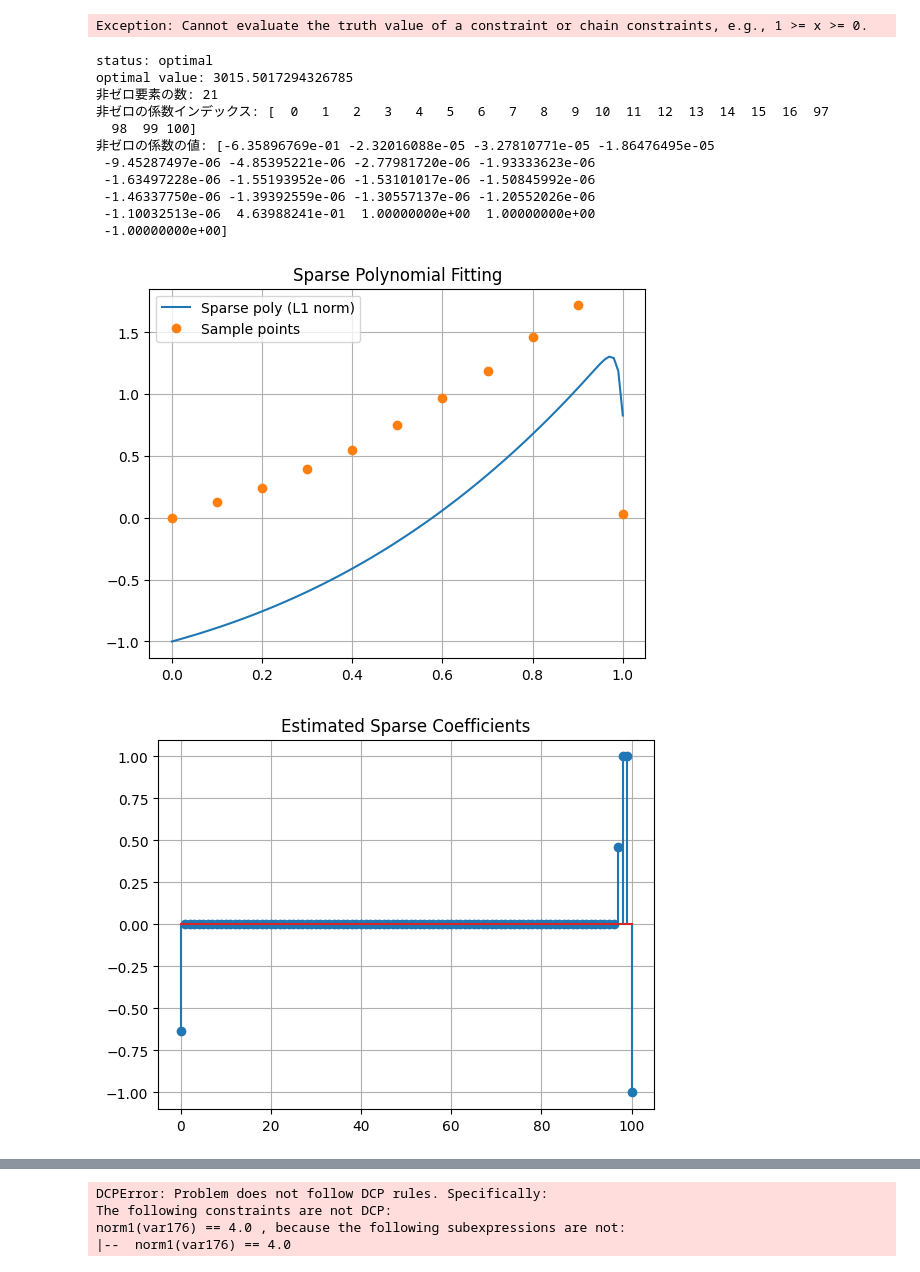
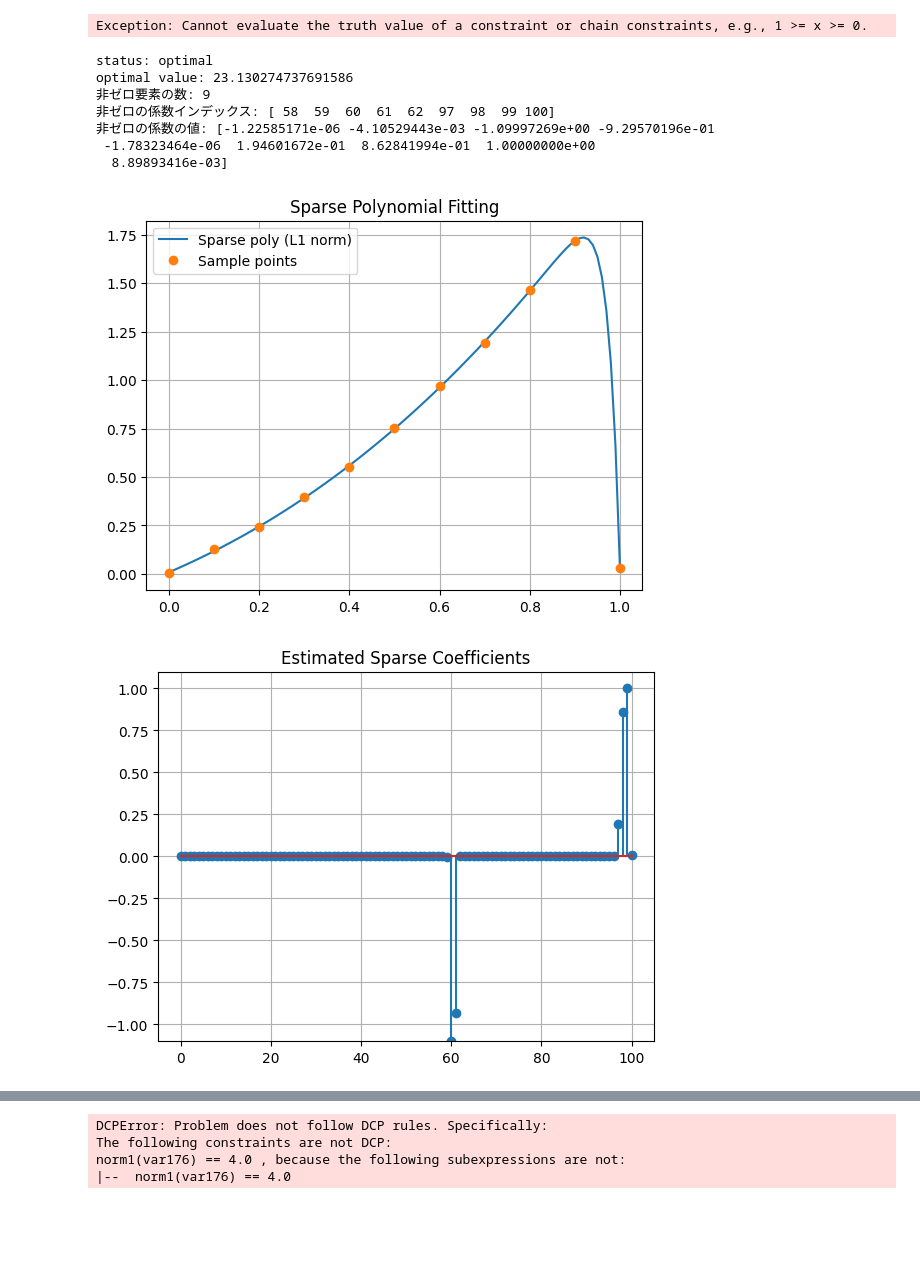
Before and after one commit to So8128/sparse, a Jupyter notebook: report_4.ipynb, the cells around one changed output, grey strips where cells are left out. Saved outputs shown, nothing was run; the diff lists cells and outputs as text; code cells hidden in the pictures; blank space fills up the shorter version.

```diff
--- a/report_4.ipynb
+++ b/report_4.ipynb
@@ -113,11 +113,11 @@ x = cp.Variable(n)
 cost = cp.norm1(x) + 1e3 * cp.norm2(Phi_e @ x - y)
 constraints = [
     #Phi_e @ x == y,
-    x <= 1.0,
-    x >= -1.0,
+    x <= 1.1,
+    x >= -1.1,
 
     cp.norm1(x) <= 4.1,
-    x[n-1] == -1  # x^100の係数は非ゼロ
+    x[n-2] == 1  # x^100の係数は非ゼロ
 ]
 prob = cp.Problem(cp.Minimize(cost), constraints)
 #prob.solve(solver=cp.ECOS_BB)
@@ -132,45 +132,41 @@ dd = 1/(mm-1)
 time = np.arange(0, 1 + dd, dd)
 
 if x.value is not None:
 
     fig, ax = plt.subplots()
     ax.plot(time, np.polyval(x.value, time), label='Sparse poly (L1 norm)')
     ax.plot(t, y, 'o', label='Sample points')
     ax.legend()
     ax.grid()
     ax.set_title("Sparse Polynomial Fitting")
     if x.value is not None:
         nonzero_indices = np.flatnonzero(np.abs(x.value) > 1e-6)  # 小さな値を無視
 
         nonzero_values = x.value[nonzero_indices]
 
     print("非ゼロ要素の数:", len(nonzero_indices))
     print("非ゼロの係数インデックス:", nonzero_indices)
     print("非ゼロの係数の値:", nonzero_values)
 
     # --- 推定された係数の表示 ---
     plt.figure()
     plt.stem(x.value)
     plt.ylim(-1.1, 1.1)
     plt.title("Estimated Sparse Coefficients")
     plt.grid()
     plt.show()
 else:
     print("最適化が失敗しました。x.value is None")
 # %% [output]
 status: optimal
-optimal value: 3015.5017294326785
-非ゼロ要素の数: 21
-非ゼロの係数インデックス: [  0   1   2   3   4   5   6   7   8   9  10  11  12  13  14  15  16  97
-  98  99 100]
-非ゼロの係数の値: [-6.35896769e-01 -2.32016088e-05 -3.27810771e-05 -1.86476495e-05
- -9.45287497e-06 -4.85395221e-06 -2.77981720e-06 -1.93333623e-06
- -1.63497228e-06 -1.55193952e-06 -1.53101017e-06 -1.50845992e-06
- -1.46337750e-06 -1.39392559e-06 -1.30557137e-06 -1.20552026e-06
- -1.10032513e-06  4.63988241e-01  1.00000000e+00  1.00000000e+00
- -1.00000000e+00]
+optimal value: 23.130274737691586
+非ゼロ要素の数: 9
+非ゼロの係数インデックス: [ 58  59  60  61  62  97  98  99 100]
+非ゼロの係数の値: [-1.22585171e-06 -4.10529443e-03 -1.09997269e+00 -9.29570196e-01
+ -1.78323464e-06  1.94601672e-01  8.62841994e-01  1.00000000e+00
+  8.89893416e-03]
-[figure, old version]
+[figure, new version]
-[figure, old version]
+[figure, new version]
 # %%
 if x.value is not None:
     # --- 絶対値が1に近い4つの係数を選択 ---
```
Also changed, not shown: parts of 1 cell of this notebook.
